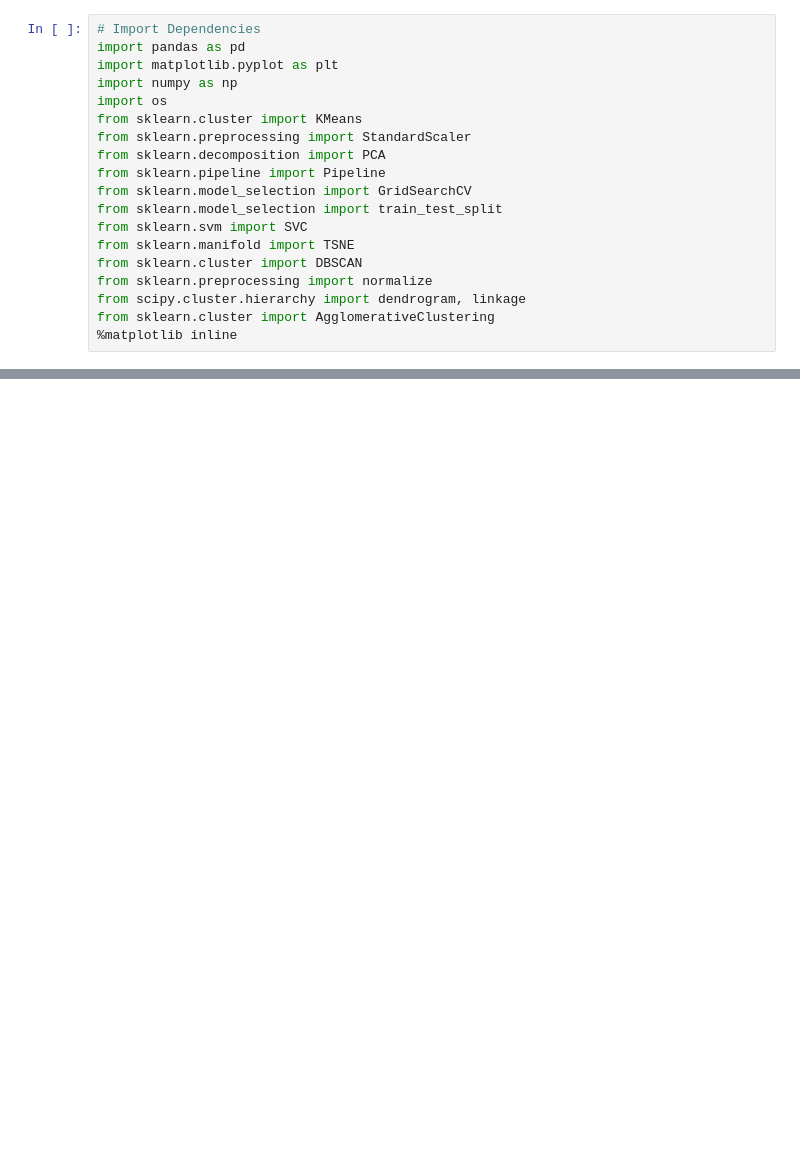
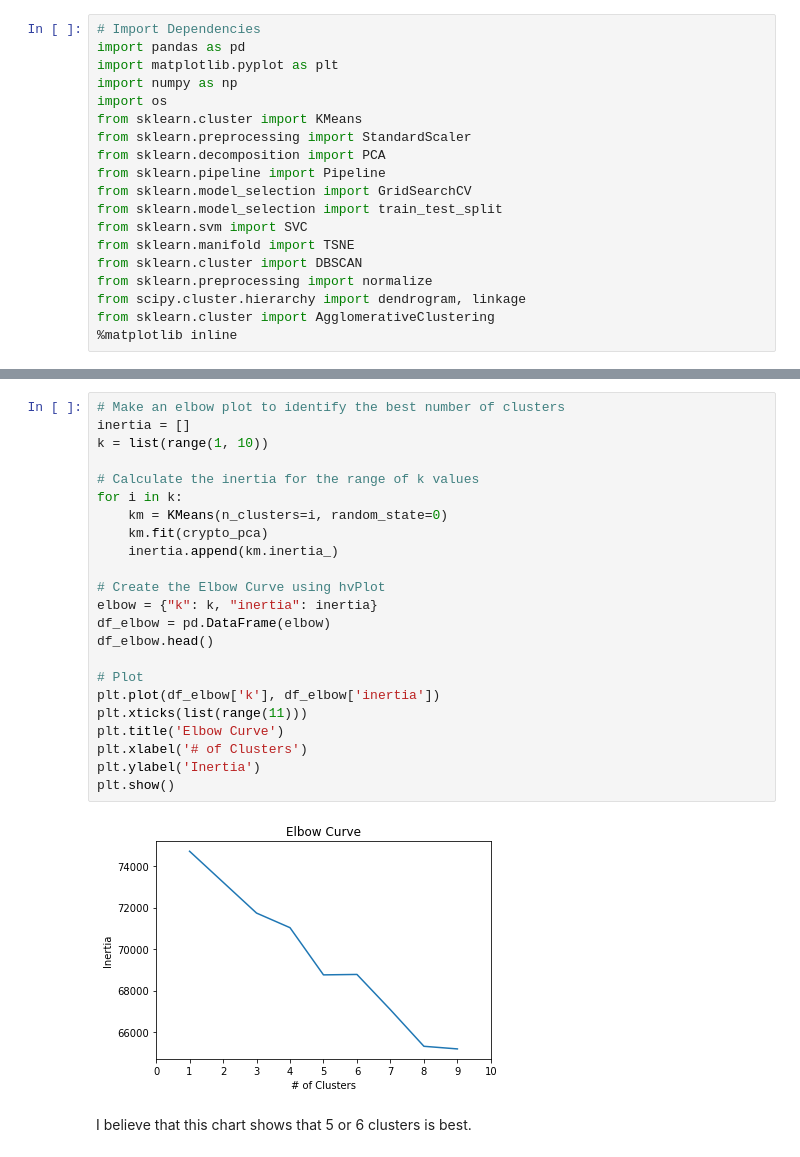
Before and after one commit to thisismstiffanyjones/Cryptocurrency-Clusters, a Jupyter notebook: Crypto.ipynb, the cells around one changed output, grey strips where cells are left out. Drawn from its saved outputs; the diff is of its cells as text; blank space fills up the shorter version.

```diff
--- a/Crypto.ipynb
+++ b/Crypto.ipynb
@@ -26,0 +207,27 @@ FileNotFoundError: [Errno 2] No such file or directory: 'crypto_data.csv'
+# %%
+# Make an elbow plot to identify the best number of clusters
+inertia = []
+k = list(range(1, 10))
+
+# Calculate the inertia for the range of k values
+for i in k:
+    km = KMeans(n_clusters=i, random_state=0)
+    km.fit(crypto_pca)
+    inertia.append(km.inertia_)
+
+# Create the Elbow Curve using hvPlot
+elbow = {"k": k, "inertia": inertia}
+df_elbow = pd.DataFrame(elbow)
+df_elbow.head()
+
+# Plot
+plt.plot(df_elbow['k'], df_elbow['inertia'])
+plt.xticks(list(range(11)))
+plt.title('Elbow Curve')
+plt.xlabel('# of Clusters')
+plt.ylabel('Inertia')
+plt.show()
+# %% [output]
+[figure, added]
+# %% [markdown]
+I believe that this chart shows that 5 or 6 clusters is best.
```
Also changed, not shown: parts of 13 cells of this notebook.
